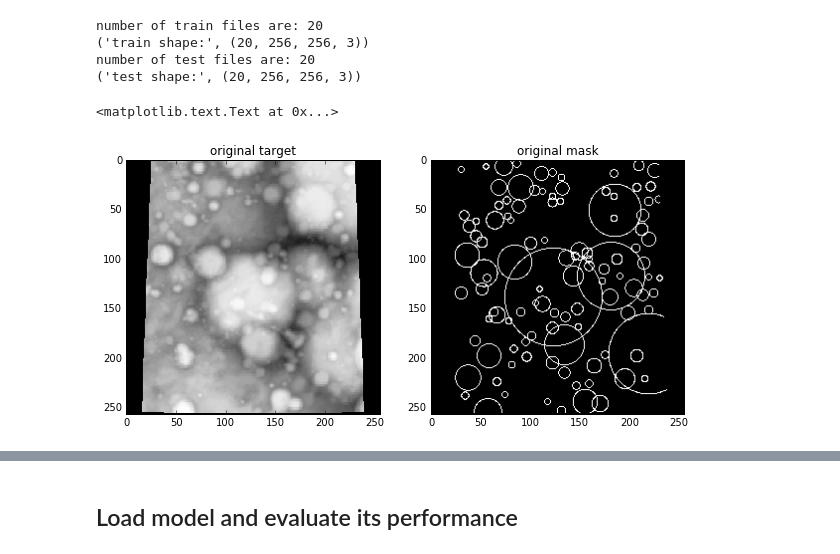
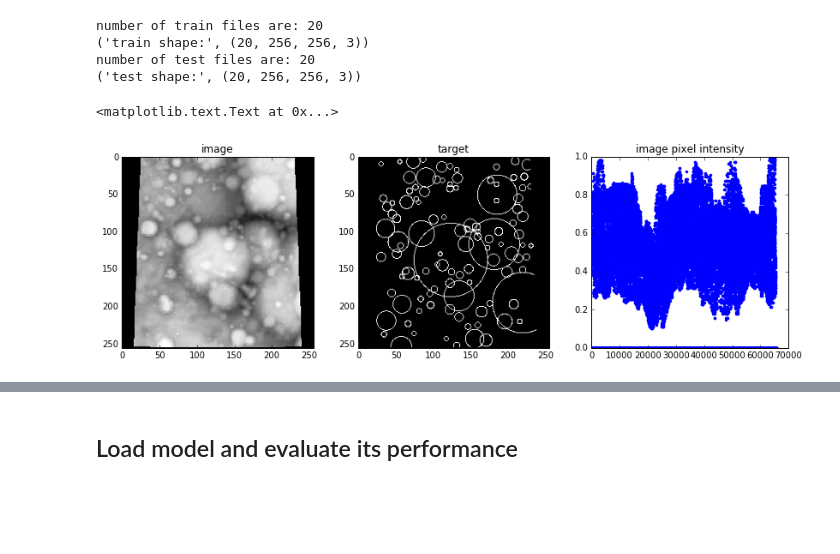
Before and after one commit to silburt/moon-craters, a Jupyter notebook: Mask_generator_analysis_ari.ipynb, the cells around one changed output, grey strips where cells are left out. Saved outputs shown, nothing was run; the diff lists cells and outputs as text; code cells hidden in the pictures; blank space fills up the shorter version.

```diff
--- a/Mask_generator_analysis_ari.ipynb
+++ b/Mask_generator_analysis_ari.ipynb
@@ -98,14 +98,16 @@ number of test files are: 20
 ('test shape:', (20, 256, 256, 3))
 # %%
 i=0
-f, (ax1, ax2) = plt.subplots(1,2, figsize=[10, 5])
+f, (ax1, ax2, ax3) = plt.subplots(1,3, figsize=[14, 4])
 ax1.imshow(train_data[i].reshape(dim,dim), origin='upper', cmap="Greys_r")
-ax1.set_title('original target')
+ax1.set_title('image')
 ax2.imshow(train_target[i].reshape(dim,dim), origin='upper', cmap="Greys_r")
-ax2.set_title('original mask')
+ax2.set_title('target')
+ax3.plot(train_data[i].reshape(dim*dim,1), '.')
+ax3.set_title('image pixel intensity')
 #ax3.plot(train_target[i].reshape(300*300,1))
 #ax3.set_title('original mask')
 #plt.savefig("moon_exmask.png")
 # %% [output]
 <matplotlib.text.Text at 0x...>
-[figure, old version]
+[figure, new version]
```
Also changed, not shown: parts of 21 cells of this notebook.
